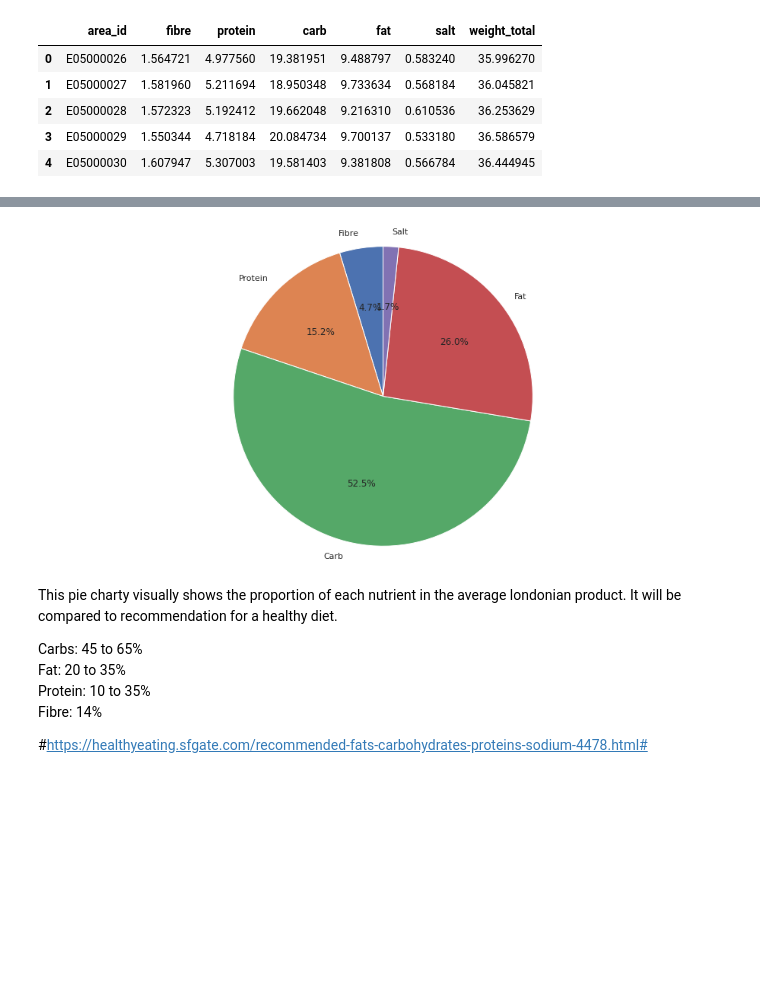
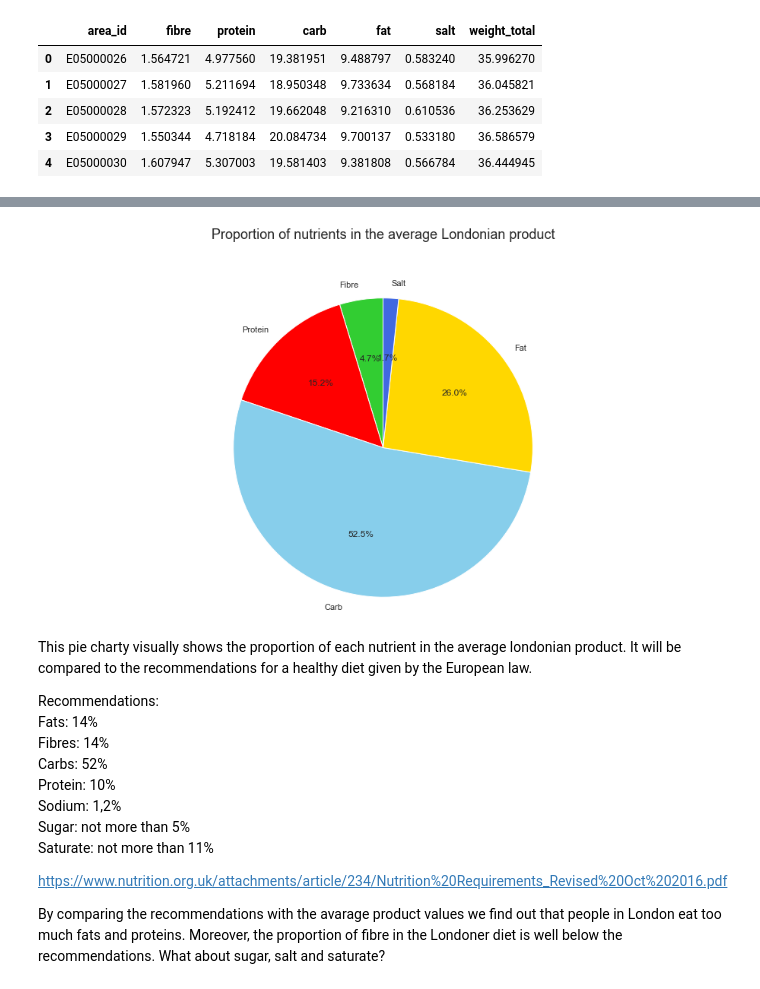
Before and after one commit to epfl-ada/ada-2020-project-milestone-p3-p3_caxaga, a Jupyter notebook: nutripoints.ipynb, the cells around one changed output, grey strips where cells are left out. Drawn from its saved outputs; the diff is of its cells as text; code cells hidden in the pictures; blank space fills up the shorter version.

Commit message:
update pie charts

```diff
--- a/nutripoints.ipynb
+++ b/nutripoints.ipynb
@@ -309,3 +310,10 @@ display(weight.head())
 | 2 | E05000028 | 1.572323 | 5.192412 | 19.662048 | 9.216310 | 0.610536 | 36.253629 |
 | 3 | E05000029 | 1.550344 | 4.718184 | 20.084734 | 9.700137 | 0.533180 | 36.586579 |
 | 4 | E05000030 | 1.607947 | 5.307003 | 19.581403 | 9.381808 | 0.566784 | 36.444945 |
+# %%
+#Adding saturate and sugar values after computing the total weight since they are subcategories of nutrients
+weight[['sugar','saturate']]=year_grocery[["sugar"]+ ["saturate"]]
+weight['carb_not_sugar']=year_grocery["carb"]-year_grocery["sugar"]
+weight['fat_not_saturate']=year_grocery["fat"]-year_grocery["saturate"]
+weight['not_saturate_sugar_salt']=weight["weight_total"]-year_grocery["saturate"]-year_grocery["sugar"]-year_grocery["salt"]
+display(weight.head())
@@ -324,20 +344,30 @@ dtype: float64
 # %%
 # Pie chart, where the slices will be ordered and plotted counter-clockwise:
 nutrients_labels = ["Fibre", "Protein", "Carb", "Fat", "Salt"]
+colors=["limegreen", "red", "skyblue", "gold", "royalblue"]
 fig1, ax1 = plt.subplots(figsize=(16, 8))
-ax1.pie(weight_mean[0:5], labels=nutrients_labels,
-        autopct='%1.1f%%', startangle=90)
+ax1.pie(weight_mean[0:5], radius=1, labels=nutrients_labels,
+        autopct='%1.1f%%', startangle=90, colors=colors)
 ax1.axis('equal')  # Equal aspect ratio ensures that pie is drawn as a circle.
 
+plt.title(
+    'Proportion of nutrients in the average Londonian product', fontsize=18, y=1.12)
+
 plt.show()
 # %% [output]
-[figure, old version]
+[figure, new version]
-# %% [markdown]
-This pie charty visually shows the proportion of each nutrient in the average londonian product. It will be compared to recommendation for a healthy diet.
-
-Carbs: 45 to 65%
-Fat: 20 to 35%
-Protein:  10 to 35%
-Fibre: 14%
-
-#https://healthyeating.sfgate.com/recommended-fats-carbohydrates-proteins-sodium-4478.html#
+# %% [markdown]
+This pie charty visually shows the proportion of each nutrient in the average londonian product. It will be compared to the recommendations for a healthy diet given by the European law.
+
+Recommendations:
+Fats: 14%
+Fibres: 14%
+Carbs: 52%
+Protein: 10%
+Sodium: 1,2%
+Sugar: not more than 5%
+Saturate: not more than 11%
+
+https://www.nutrition.org.uk/attachments/article/234/Nutrition%20Requirements_Revised%20Oct%202016.pdf
+
+By comparing the recommendations with the avarage product values we find out that people in London eat too much fats and proteins. Moreover, the proportion of fibre in the Londoner diet is well below the recommendations. What about sugar, salt and saturate?
```
Also changed, not shown: parts of 17 cells of this notebook.
